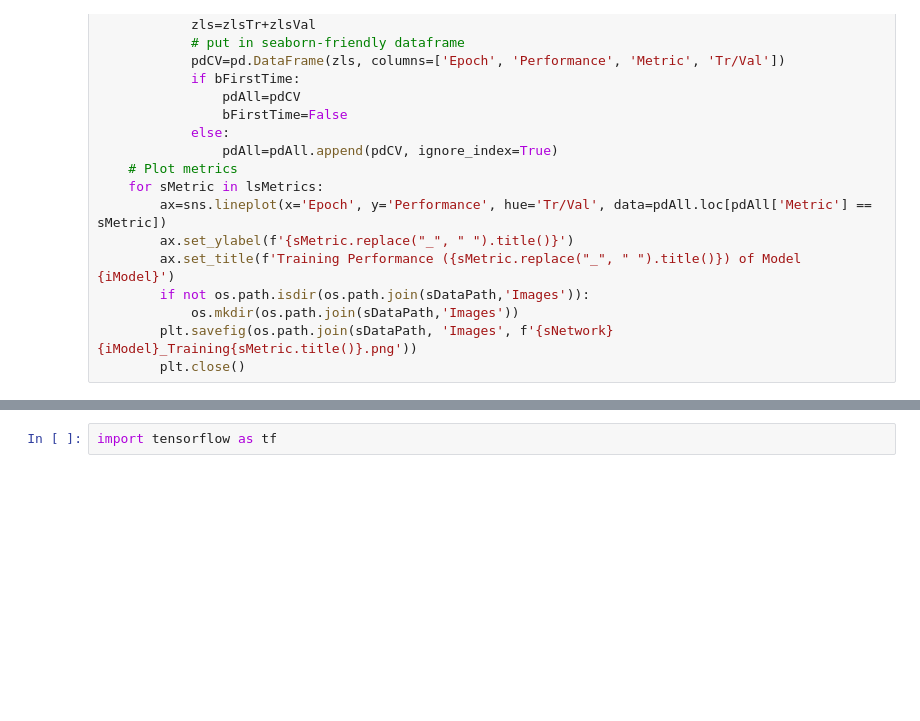
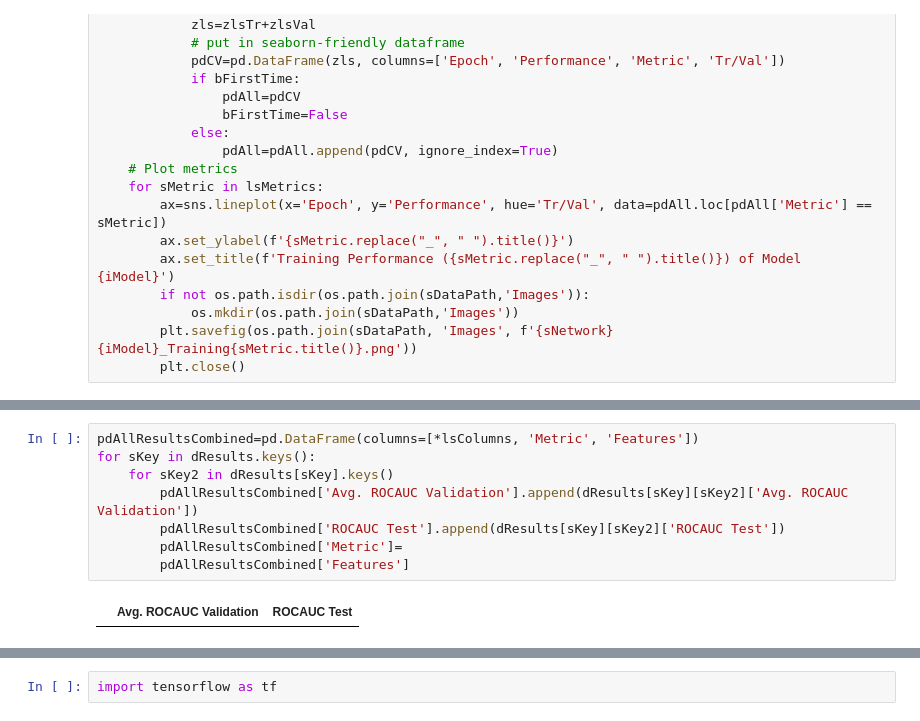
Before and after one commit to DeepLearningForPrecisionHealthLab/ConsistentASDCorrelates, a Jupyter notebook: Parallelization/IMPAC_Model_Tr_Val_Te.ipynb, the cells around one changed output, grey strips where cells are left out. Saved outputs shown, nothing was run; the diff lists cells and outputs as text; blank space fills up the shorter version.

```diff
--- a/Parallelization/IMPAC_Model_Tr_Val_Te.ipynb
+++ b/Parallelization/IMPAC_Model_Tr_Val_Te.ipynb
@@ -262,0 +258,10 @@ pdResults
+# %%
+pdAllResultsCombined=pd.DataFrame(columns=[*lsColumns, 'Metric', 'Features'])
+for sKey in dResults.keys():
+    for sKey2 in dResults[sKey].keys()
+        pdAllResultsCombined['Avg. ROCAUC Validation'].append(dResults[sKey][sKey2]['Avg. ROCAUC Validation'])
+        pdAllResultsCombined['ROCAUC Test'].append(dResults[sKey][sKey2]['ROCAUC Test'])
+        pdAllResultsCombined['Metric']=
+        pdAllResultsCombined['Features']
+# %% [output]
+|  | Avg. ROCAUC Validation | ROCAUC Test |
```
Also changed, not shown: parts of 13 cells of this notebook, 6 other files.
